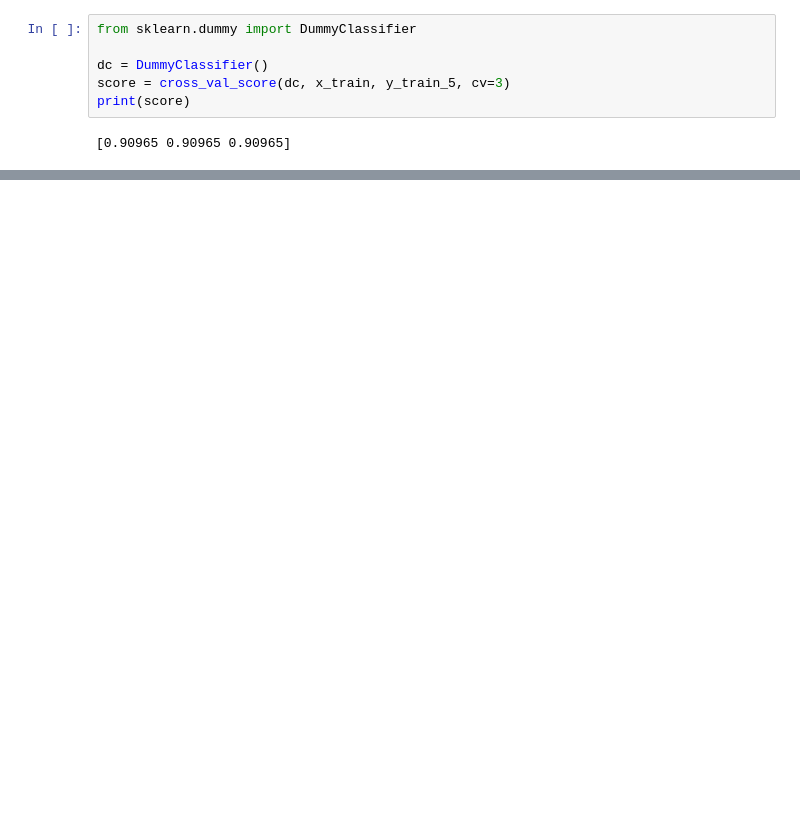
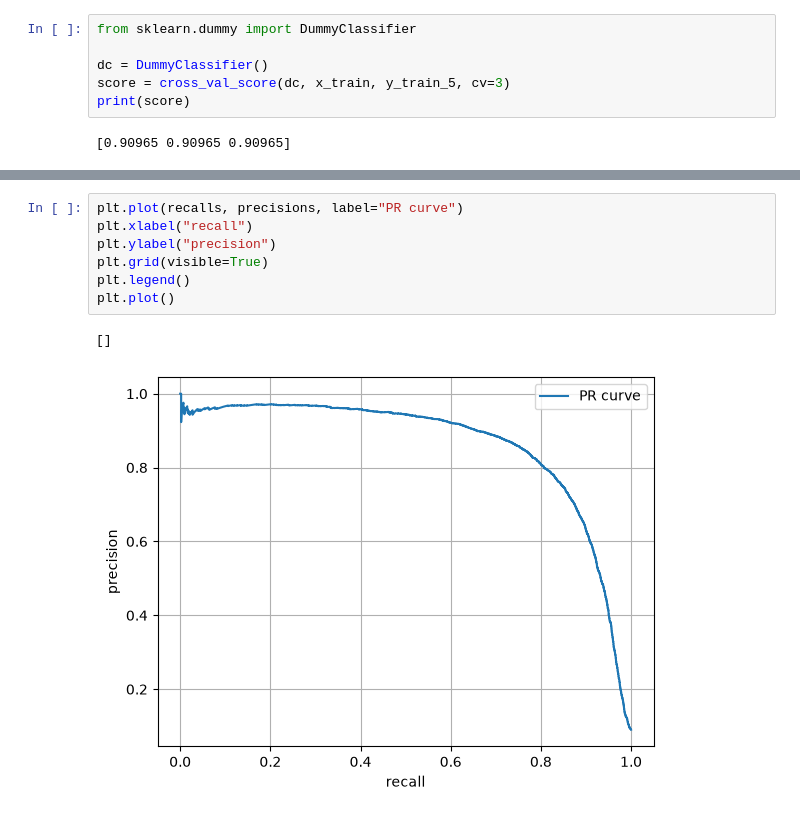
Before and after one commit to maaz-b/classification-problems, a Jupyter notebook: mnist_detector.ipynb, the cells around one changed output, grey strips where cells are left out. Saved outputs shown, nothing was run; the diff lists cells and outputs as text; blank space fills up the shorter version.

```diff
--- a/mnist_detector.ipynb
+++ b/mnist_detector.ipynb
@@ -118,0 +134,10 @@ ValueError: x and y must have same first dimension, but have shapes (25000,) and
+# %%
+plt.plot(recalls, precisions, label="PR curve")
+plt.xlabel("recall")
+plt.ylabel("precision")
+plt.grid(visible=True)
+plt.legend()
+plt.plot()
+# %% [output]
+[]
+[figure, added]
```
Also changed, not shown: parts of 16 cells of this notebook.
